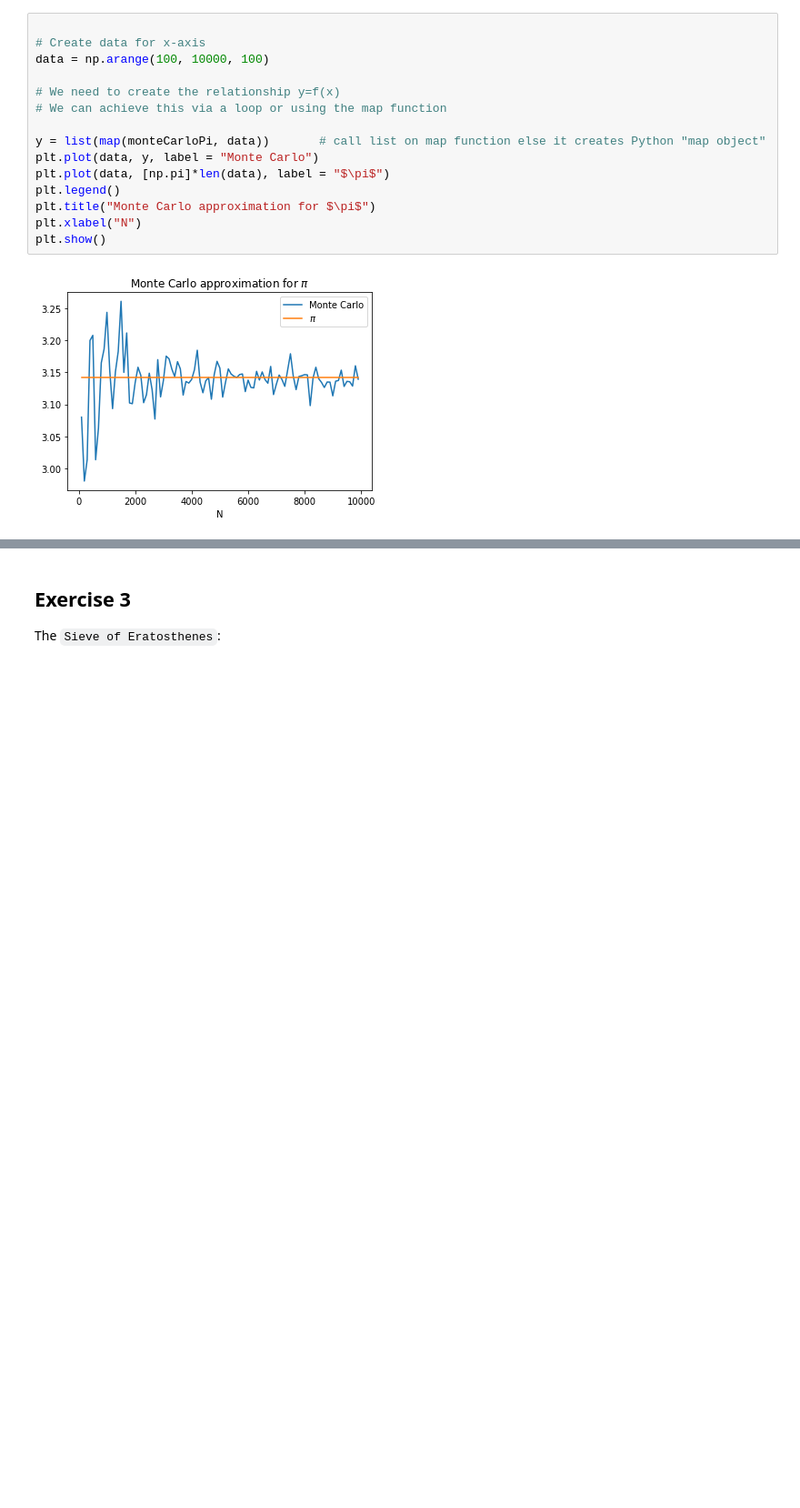
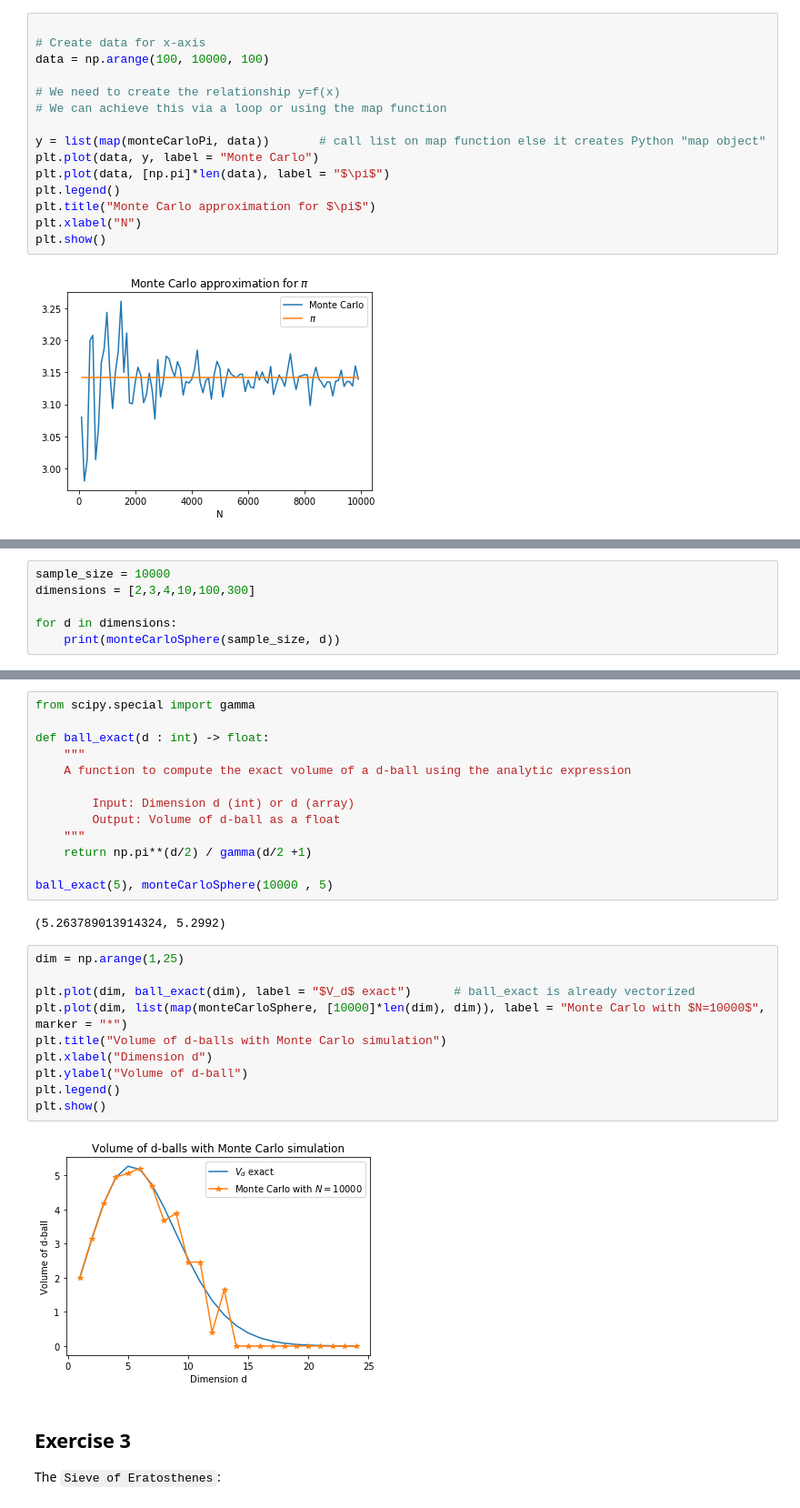
Before and after one commit to Bertenghi/mat101, a Jupyter notebook: Class 8/class8.ipynb, the cells around one changed output, grey strips where cells are left out. Shown at 91% size. Drawn from its saved outputs; the diff is of its cells as text; blank space fills up the shorter version.

```diff
--- a/Class 8/class8.ipynb
+++ b/Class 8/class8.ipynb
@@ -98,0 +158,6 @@ plt.show()
+# %%
+sample_size = 10000
+dimensions = [2,3,4,10,100,300]
+
+for d in dimensions:
+    print(monteCarloSphere(sample_size, d))
@@ -99,3 +179,30 @@ plt.show()
+# %%
+from scipy.special import gamma
+
+def ball_exact(d : int) -> float:
+    """
+    A function to compute the exact volume of a d-ball using the analytic expression
+
+        Input: Dimension d (int) or d (array)
+        Output: Volume of d-ball as a float
+    """
+    return np.pi**(d/2) / gamma(d/2 +1)
+
+ball_exact(5), monteCarloSphere(10000 , 5)
+# %% [output]
+(5.263789013914324, 5.2992)
+# %%
+dim = np.arange(1,25)
+
+plt.plot(dim, ball_exact(dim), label = "$V_d$ exact")      # ball_exact is already vectorized
+plt.plot(dim, list(map(monteCarloSphere, [10000]*len(dim), dim)), label = "Monte Carlo with $N=10000$", marker = "*")
+plt.title("Volume of d-balls with Monte Carlo simulation")
+plt.xlabel("Dimension d")
+plt.ylabel("Volume of d-ball")
+plt.legend()
+plt.show()
+# %% [output]
+[figure, added]
 # %% [markdown]
 ## Exercise 3
 
```
Also changed, not shown: parts of 14 cells of this notebook.
